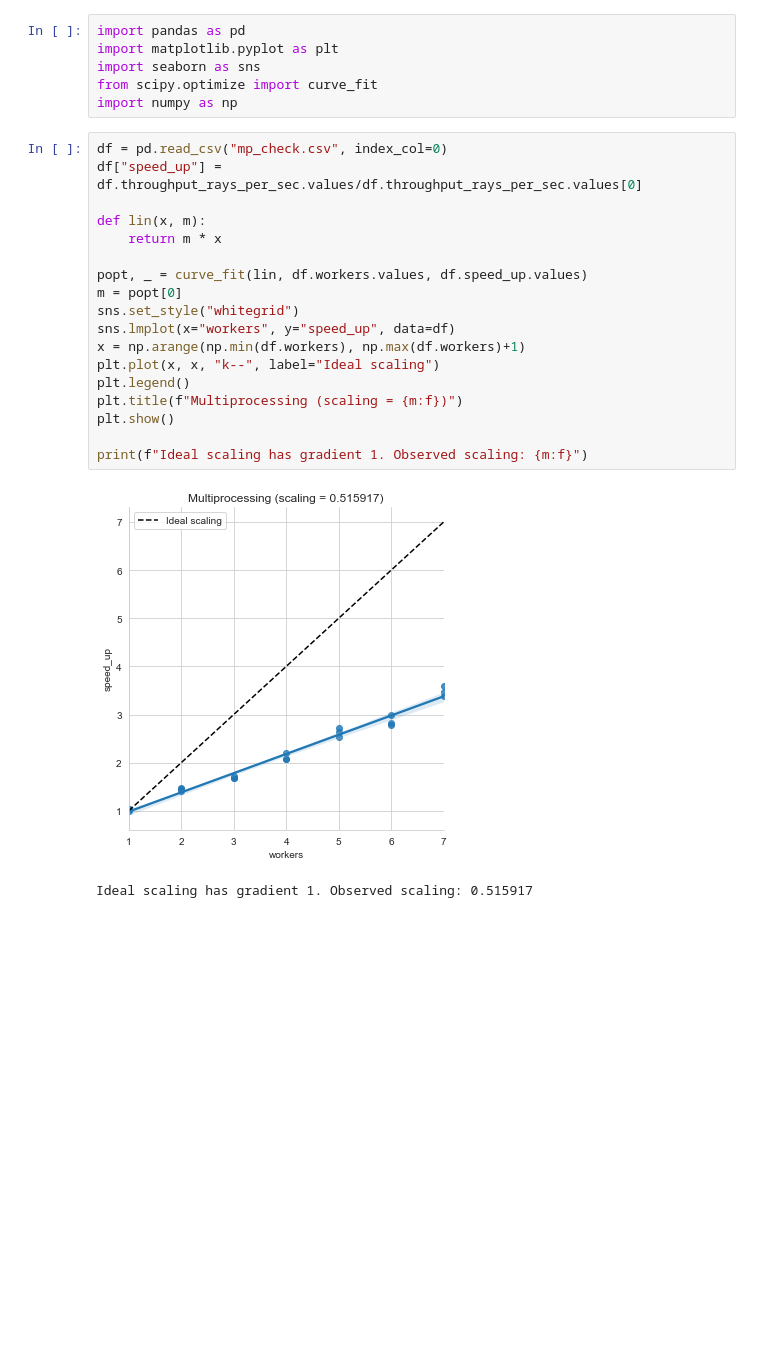
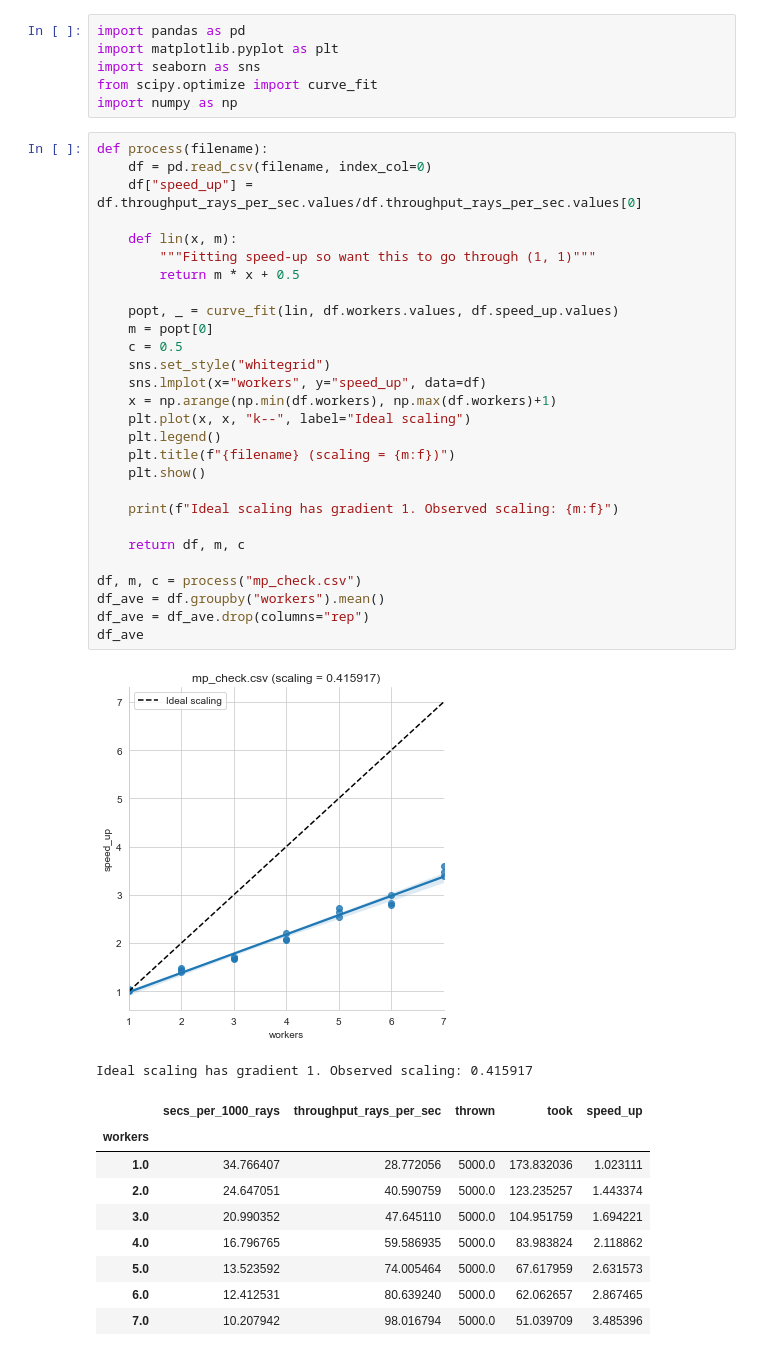
Before and after one commit to danieljfarrell/pvtrace, a Jupyter notebook: mp_check.ipynb, the cells around one changed output. Drawn from its saved outputs; the diff is of its cells as text; blank space fills up the shorter version.

Commit message:
Fix some bugs in processing script

```diff
--- a/mp_check.ipynb
+++ b/mp_check.ipynb
@@ -5,23 +5,42 @@ import seaborn as sns
 from scipy.optimize import curve_fit
 import numpy as np
 # %%
-df = pd.read_csv("mp_check.csv", index_col=0)
-df["speed_up"] = df.throughput_rays_per_sec.values/df.throughput_rays_per_sec.values[0]
+def process(filename):
+    df = pd.read_csv(filename, index_col=0)
+    df["speed_up"] = df.throughput_rays_per_sec.values/df.throughput_rays_per_sec.values[0]
 
-def lin(x, m):
-    return m * x
+    def lin(x, m):
+        """Fitting speed-up so want this to go through (1, 1)"""
+        return m * x + 0.5
 
-popt, _ = curve_fit(lin, df.workers.values, df.speed_up.values)
-m = popt[0]
-sns.set_style("whitegrid")
-sns.lmplot(x="workers", y="speed_up", data=df)
-x = np.arange(np.min(df.workers), np.max(df.workers)+1)
-plt.plot(x, x, "k--", label="Ideal scaling")
-plt.legend()
-plt.title(f"Multiprocessing (scaling = {m:f})")
-plt.show()
+    popt, _ = curve_fit(lin, df.workers.values, df.speed_up.values)
+    m = popt[0]
+    c = 0.5
+    sns.set_style("whitegrid")
+    sns.lmplot(x="workers", y="speed_up", data=df)
+    x = np.arange(np.min(df.workers), np.max(df.workers)+1)
+    plt.plot(x, x, "k--", label="Ideal scaling")
+    plt.legend()
+    plt.title(f"{filename} (scaling = {m:f})")
+    plt.show()
 
-print(f"Ideal scaling has gradient 1. Observed scaling: {m:f}")
+    print(f"Ideal scaling has gradient 1. Observed scaling: {m:f}")
+
+    return df, m, c
+
+df, m, c = process("mp_check.csv")
+df_ave = df.groupby("workers").mean()
+df_ave = df_ave.drop(columns="rep")
+df_ave
 # %% [output]
-[figure, old version]
+[figure, new version]
-Ideal scaling has gradient 1. Observed scaling: 0.515917
+Ideal scaling has gradient 1. Observed scaling: 0.415917
+|  | secs_per_1000_rays | throughput_rays_per_sec | thrown | took | speed_up |
+| workers |  |  |  |  |  |
+| 1.0 | 34.766407 | 28.772056 | 5000.0 | 173.832036 | 1.023111 |
+| 2.0 | 24.647051 | 40.590759 | 5000.0 | 123.235257 | 1.443374 |
+| 3.0 | 20.990352 | 47.645110 | 5000.0 | 104.951759 | 1.694221 |
+| 4.0 | 16.796765 | 59.586935 | 5000.0 | 83.983824 | 2.118862 |
+| 5.0 | 13.523592 | 74.005464 | 5000.0 | 67.617959 | 2.631573 |
+| 6.0 | 12.412531 | 80.639240 | 5000.0 | 62.062657 | 2.867465 |
+| 7.0 | 10.207942 | 98.016794 | 5000.0 | 51.039709 | 3.485396 |
```
Also changed, not shown: parts of 4 cells of this notebook.
